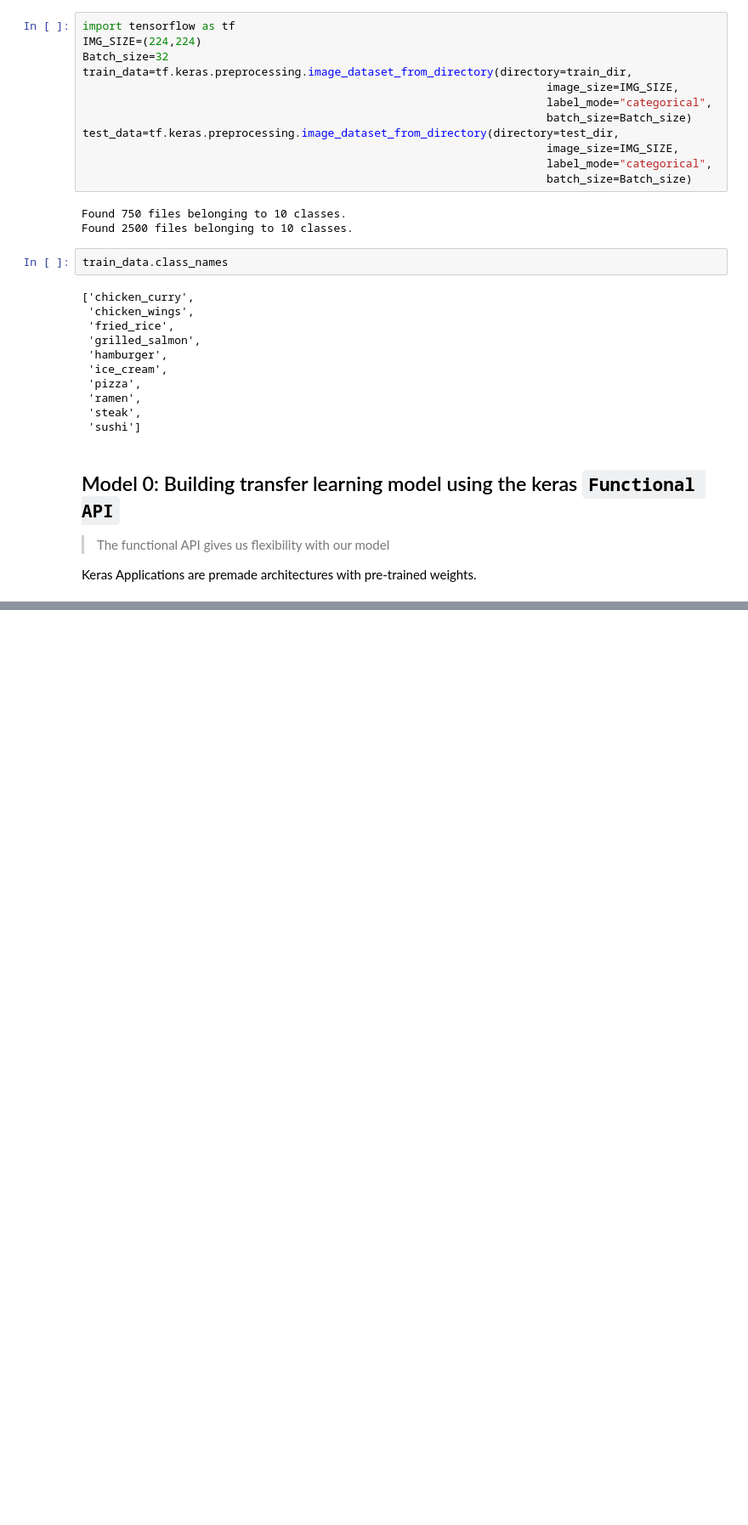
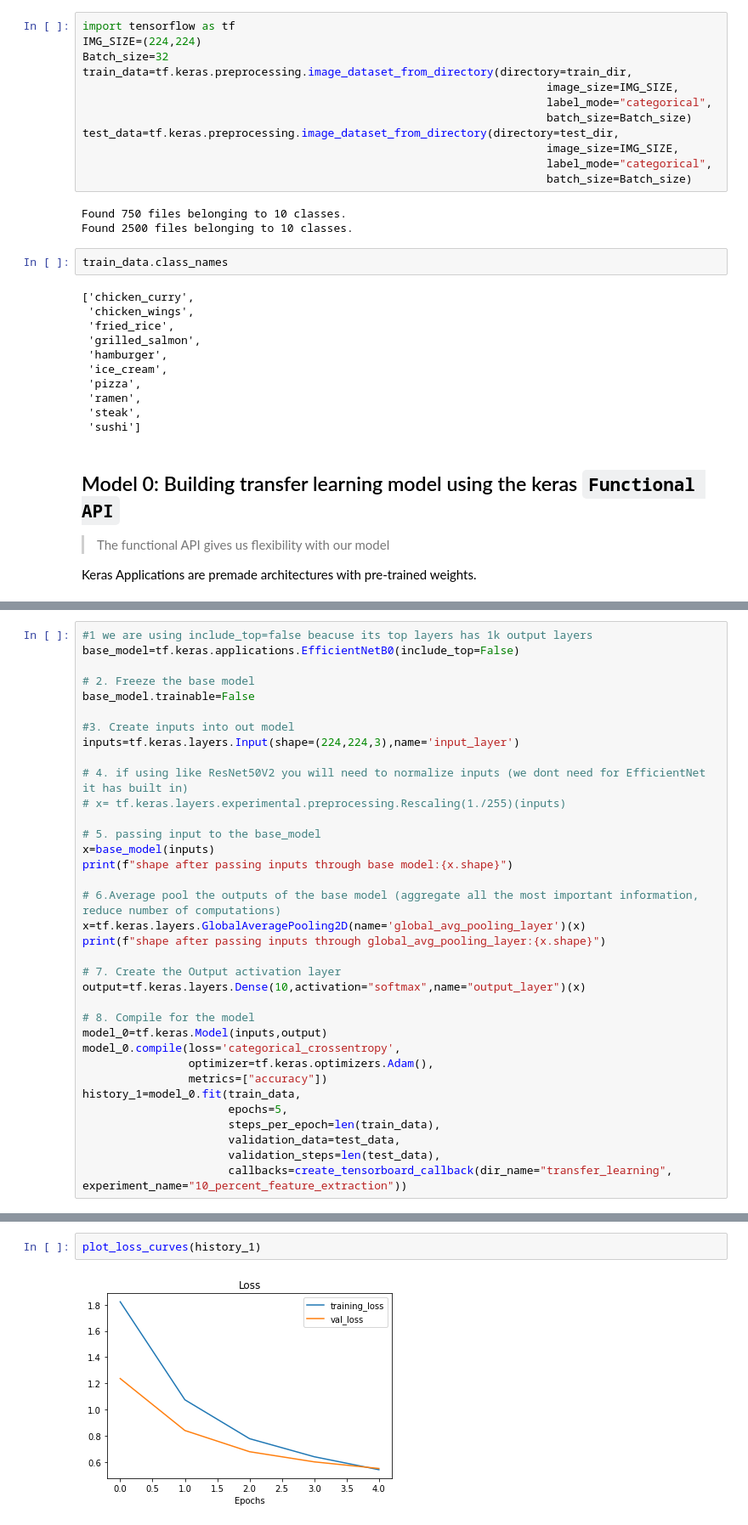
Before and after one commit to Henil21/Intro_to_computer_vision_and_CNN, a Jupyter notebook: Transfer_learning_Fine_tuning.ipynb, the cells around one changed output, grey strips where cells are left out. Shown at 85% size. Saved outputs shown, nothing was run; the diff lists cells and outputs as text; blank space fills up the shorter version.

```diff
--- a/Transfer_learning_Fine_tuning.ipynb
+++ b/Transfer_learning_Fine_tuning.ipynb
@@ -111,0 +101,35 @@ inputs=tf.keras.layers.Input(shape=(224,224,3),name='input_layer')
+# %%
+#1 we are using include_top=false beacuse its top layers has 1k output layers
+base_model=tf.keras.applications.EfficientNetB0(include_top=False)
+
+# 2. Freeze the base model
+base_model.trainable=False
+
+#3. Create inputs into out model
+inputs=tf.keras.layers.Input(shape=(224,224,3),name='input_layer')
+
+# 4. if using like ResNet50V2 you will need to normalize inputs (we dont need for EfficientNet it has built in)
+# x= tf.keras.layers.experimental.preprocessing.Rescaling(1./255)(inputs)
+
+# 5. passing input to the base_model
+x=base_model(inputs)
+print(f"shape after passing inputs through base model:{x.shape}")
+
+# 6.Average pool the outputs of the base model (aggregate all the most important information, reduce number of computations)
+x=tf.keras.layers.GlobalAveragePooling2D(name='global_avg_pooling_layer')(x)
+print(f"shape after passing inputs through global_avg_pooling_layer:{x.shape}")
+
+# 7. Create the Output activation layer
+output=tf.keras.layers.Dense(10,activation="softmax",name="output_layer")(x)
+
+# 8. Compile for the model
+model_0=tf.keras.Model(inputs,output)
+model_0.compile(loss='categorical_crossentropy',
+                optimizer=tf.keras.optimizers.Adam(),
+                metrics=["accuracy"])
+history_1=model_0.fit(train_data,
+                      epochs=5,
+                      steps_per_epoch=len(train_data),
+                      validation_data=test_data,
+                      validation_steps=len(test_data),
+                      callbacks=create_tensorboard_callback(dir_name="transfer_learning", experiment_name="10_percent_feature_extraction"))
@@ -111,0 +171,4 @@ inputs=tf.keras.layers.Input(shape=(224,224,3),name='input_layer')
+# %%
+plot_loss_curves(history_1)
+# %% [output]
+[figure, added]
```
Also changed, not shown: parts of 4 cells of this notebook.
